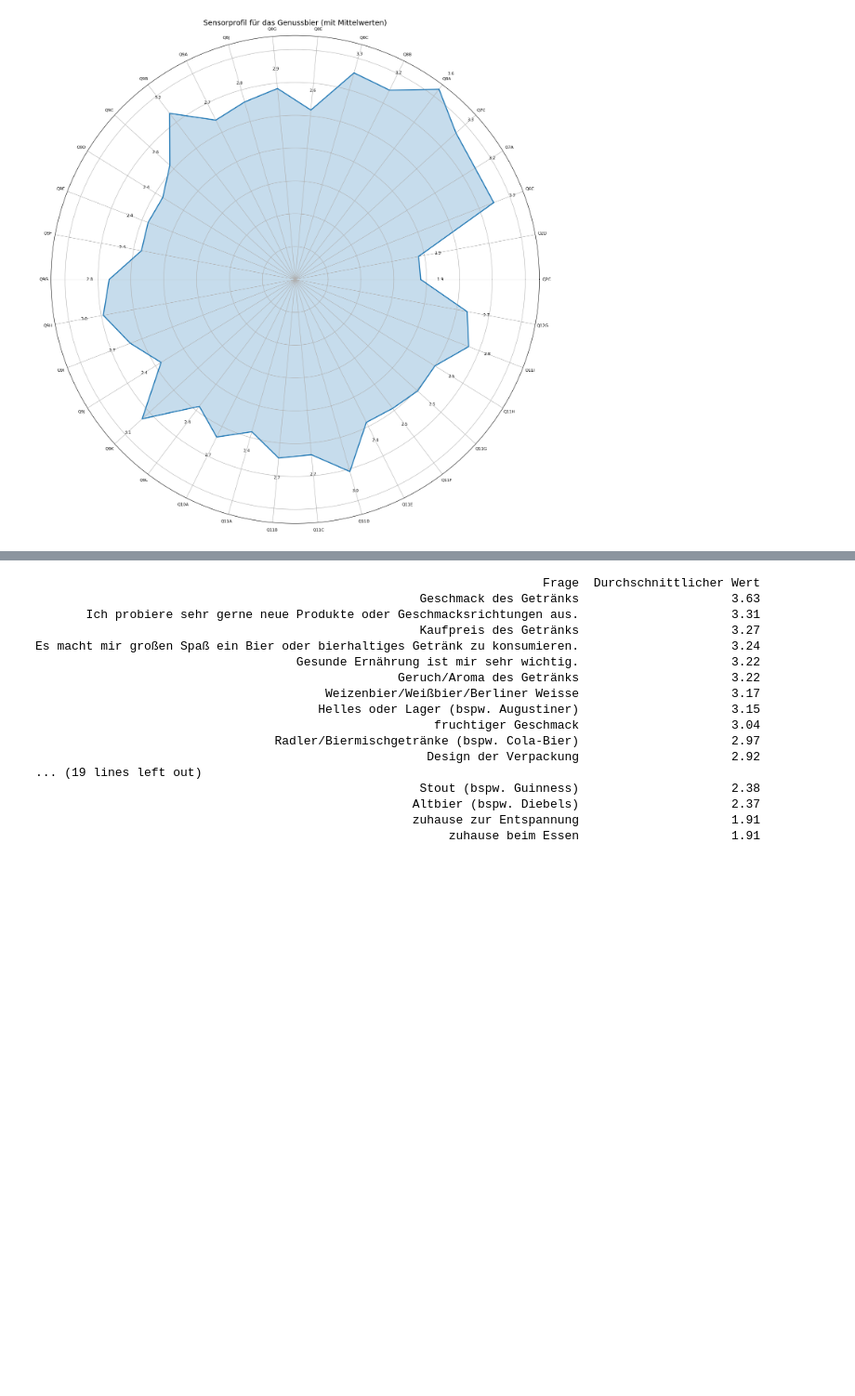
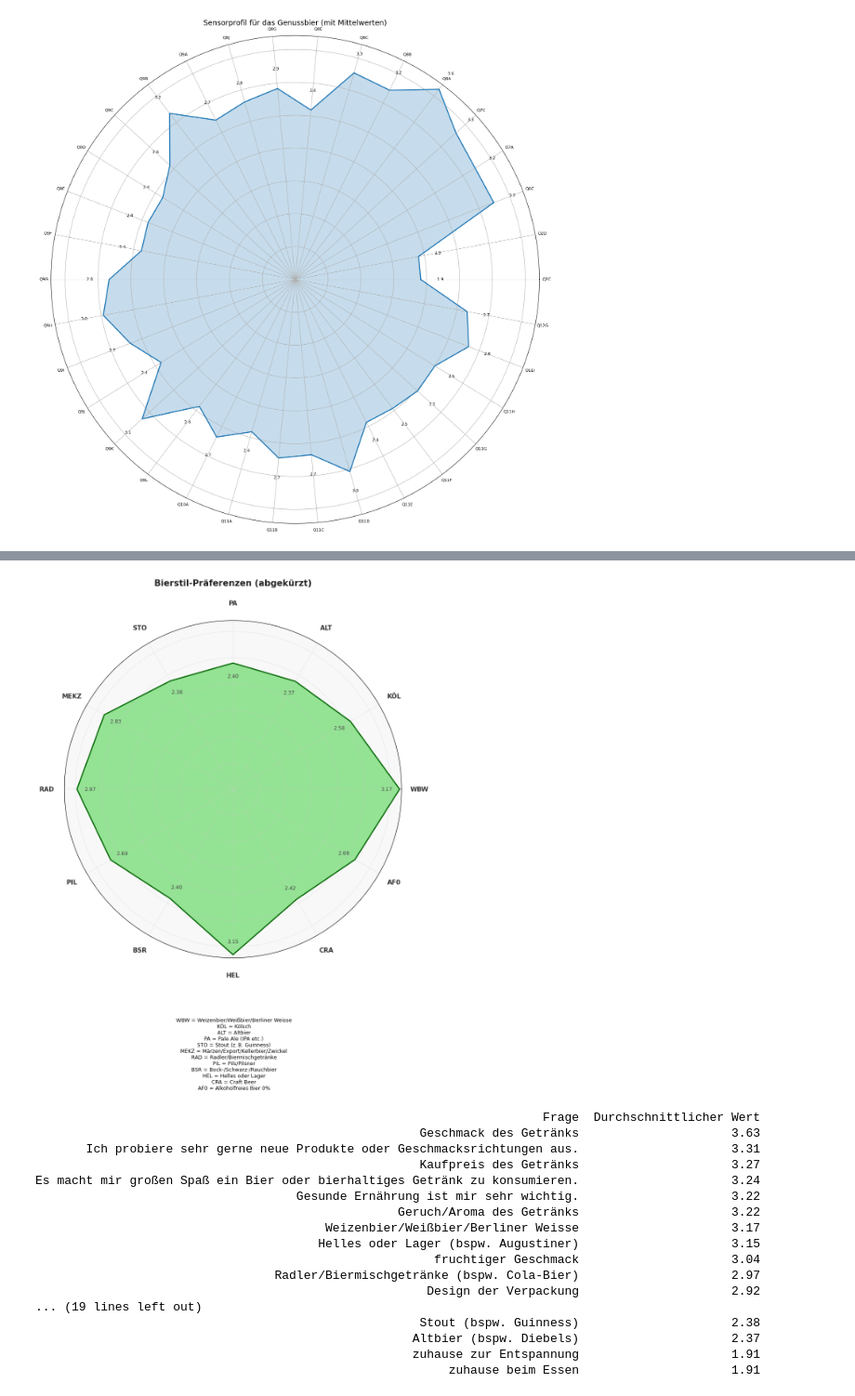
Before and after one commit to fskHartmann/Bierprojekt, a Jupyter notebook: src/beer_generation/sensorbild.ipynb, the cells around one changed output, grey strips where cells are left out. Shown at 93% size. Cells and saved outputs as stored; diff of their text form; code cells hidden in the pictures; blank space fills up the shorter version.

```diff
--- a/src/beer_generation/sensorbild.ipynb
+++ b/src/beer_generation/sensorbild.ipynb
@@ -70,3 +135,84 @@ plt.show()
+# %%
+# Abkürzungen definieren
+bierstilfragen = {
+    "Q9B": "WBW",   # Weizenbier/Weißbier/Berliner Weisse
+    "Q9C": "KÖL",   # Kölsch
+    "Q9D": "ALT",   # Altbier
+    "Q9E": "PA",    # Pale Ale
+    "Q9F": "STO",   # Stout
+    "Q9G": "MEKZ",  # Märzen/Export/Kellerbier/Zwickel
+    "Q9H": "RAD",   # Radler/Biermischgetränke
+    "Q9I": "PIL",   # Pils
+    "Q9J": "BSR",   # Bock/Schwarzbier/Rauchbier
+    "Q9K": "HEL",   # Helles oder Lager
+    "Q9L": "CRA",   # Craft Beer
+    "Q10A": "AF0",  # Alkoholfreies Bier 0%
+}
+
+bierstil_legende = {
+    "WBW": "Weizenbier/Weißbier/Berliner Weisse",
+    "KÖL": "Kölsch",
+    "ALT": "Altbier",
+    "PA": "Pale Ale (IPA etc.)",
+    "STO": "Stout (z. B. Guinness)",
+    "MEKZ": "Märzen/Export/Kellerbier/Zwickel",
+    "RAD": "Radler/Biermischgetränke",
+    "PIL": "Pils/Pilsner",
+    "BSR": "Bock-/Schwarz-/Rauchbier",
+    "HEL": "Helles oder Lager",
+    "CRA": "Craft Beer",
+    "AF0": "Alkoholfreies Bier 0%",
+}
+
+# Mittelwerte berechnen
+df_bierstile = df[list(bierstilfragen.keys())]
+bierstile_mw = df_bierstile.mean().round(2)
+bierstile_mw.index = [bierstilfragen[q] for q in bierstile_mw.index]  # Kürzel verwenden
+
+# Radar-Daten vorbereiten
+labels = list(bierstile_mw.index)
+values = list(bierstile_mw.values)
+values += values[:1]
+angles = np.linspace(0, 2 * np.pi, len(labels), endpoint=False).tolist()
+angles += angles[:1]
+
+# Farben und Stil
+line_color = '#006400'
+fill_color = '#32CD3280'
+
+# Radar-Chart
+fig, ax = plt.subplots(figsize=(10, 10), subplot_kw=dict(polar=True))
+ax.set_facecolor('#f8f8f8')
+
+ax.plot(angles, values, color=line_color, linewidth=2)
+ax.fill(angles, values, color=fill_color)
+
+# Beschriftung außen mit Abstand
+ax.set_xticks(angles[:-1])
+ax.set_xticklabels(labels, fontsize=11, fontweight='bold', color='#333')
+ax.tick_params(axis='x', pad=20)
+
+# Y-Achse ausblenden
+ax.set_yticklabels([])
+ax.grid(color='lightgrey', linestyle='dotted', linewidth=0.8)
+
+# Titel
+ax.set_title("Bierstil-Präferenzen (abgekürzt)", size=15, weight='bold', pad=25, color='#222')
+
+# Werte direkt anzeigen
+for angle, value in zip(angles[:-1], values[:-1]):
+    ax.text(angle, value - 0.25, f"{value:.2f}", ha='center', va='center', fontsize=9, color='#444')
+
+# Legende hinzufügen (außerhalb unterhalb)
+legend_text = "\n".join([f"{k} = {v}" for k, v in bierstil_legende.items()])
+plt.figtext(0.5, -0.08, legend_text, wrap=True, ha='center', va='top', fontsize=9)
+
+# Layout und Export
+plt.tight_layout()
+plt.savefig("bierstile_radar_mit_legende.png", dpi=300, bbox_inches='tight')
+plt.show()
+# %% [output]
+[figure, added]
 # %%
 # 7. Klartext-Fragen für jede Variable
 fragen_dict = {
```
Also changed, not shown: parts of 4 cells of this notebook, 3 other files.
